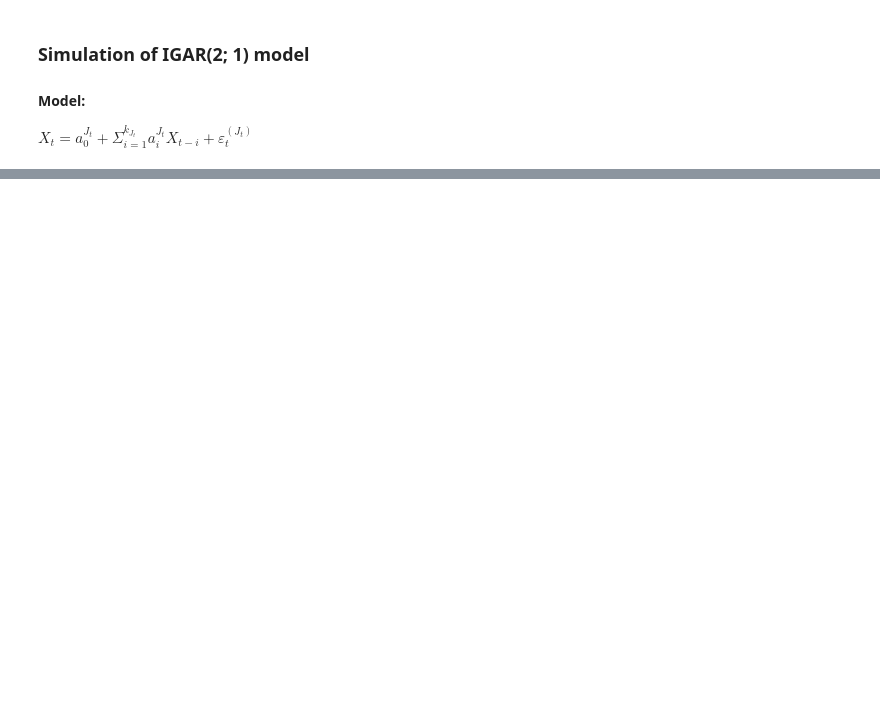
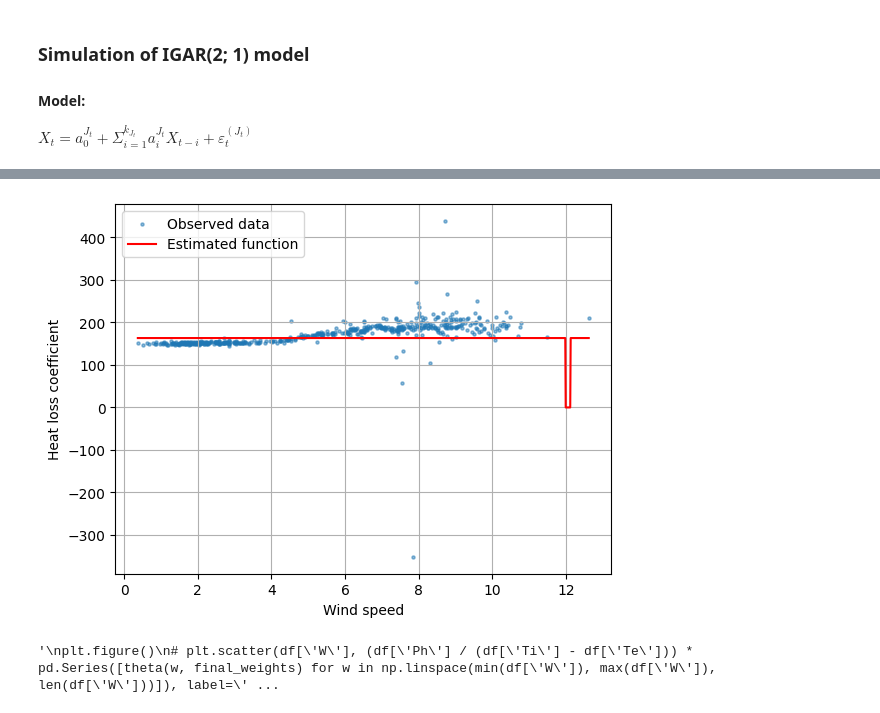
Before and after one commit to gustavn19/advanced_time_series_analysis, a Jupyter notebook: computer_exercise_1-kopi.ipynb, the cells around one changed output, grey strips where cells are left out. Cells and saved outputs as stored; diff of their text form; code cells hidden in the pictures; blank space fills up the shorter version.

```diff
--- a/computer_exercise_1-kopi.ipynb
+++ b/computer_exercise_1-kopi.ipynb
@@ -117,0 +254,60 @@ max_lag = 10
+# %%
+# Local polynomial
+
+# Define the weight function
+def kernel(x):
+    return 1 / 2 * ((x >= -1) & (x <= 1)).astype(float)
+
+# Get the interval that the function is estimated over
+nr_data = 1000
+w_span = np.linspace(min(df['W']), max(df['W']), nr_data) # Linear regression of the interval we are estimating the function in
+
+# Define the loss function that we are trying to minimize
+def loss(data, theta_params, w, h = 0.5):
+    return 1 / len(data) * sum(kernel((w - data['W']) / h ) * (data['U_a'] - (data['Ph'] / (data['Ti'] - data['Te'])) * theta(w, theta_params)) ** 2)
+
+# Define the varying parameters
+def theta(x, theta_param):
+    powers = np.arange(len(theta_param))
+    return np.sum(theta_param * x**powers)
+
+def optimization(polynomial_degree, w_span, data):
+    theta_0 = np.zeros(polynomial_degree + 1)
+    theta_values = []
+    theta_params_all = []
+    for w in w_span:
+        result = minimize(lambda theta_params: loss(data, theta_params, w), theta_0, options={'maxiter': 50, 'disp': False, 'gtol': 1e-6}) # Add constaints to the optimization since it is trying to model a stocahstic process
+        theta_values.append(theta(w, result.x))
+        theta_params_all.append(result.x)
+    return np.array(theta_values), np.array(theta_params_all)
+
+theta_values, theta_params_all = optimization(2, w_span, df)
+
+X_avg = df['Ph'].mean() / (df['Ti'].mean() - df['Te'].mean())
+estimated_function = theta_values * X_avg
+plt.figure()
+plt.scatter(df['W'], df['U_a'], s=5, alpha=0.5, label="Observed data")
+plt.plot(w_span, estimated_function, color='red', label="Estimated function")
+plt.xlabel('Wind speed')
+plt.ylabel('Heat loss coefficient')
+plt.legend()
+plt.grid(True)
+plt.show()
+
+"""
+plt.figure()
+# plt.scatter(df['W'], (df['Ph'] / (df['Ti'] - df['Te'])) * pd.Series([theta(w, final_weights) for w in np.linspace(min(df['W']), max(df['W']), len(df['W']))]), label='Estimated function', s = 10, color = "red")
+plt.scatter(df['W'], df['U_a'], label = "Exact function", s = 5, color = "blue")
+theta_values = np.array(theta_values)
+X_avg = (df['Ph'].mean() / (df['Ti'].mean() - df['Te'].mean()))
+estimated_function = theta_values * X_avg
+plt.plot(w_span, estimated_function, color='red', label='Estimated function')
+plt.xlabel('Wind speed')
+plt.ylabel('Heat loss coefficient')
+plt.legend()
+plt.grid('on')
+plt.show()
+"""
+# %% [output]
+[figure, added]
+'\nplt.figure()\n# plt.scatter(df[\'W\'], (df[\'Ph\'] / (df[\'Ti\'] - df[\'Te\'])) * pd.Series([theta(w, final_weights) for w in np.linspace(min(df[\'W\']), max(df[\'W\']), len(df[\'W\']))]), label=\' ...
```
Also changed, not shown: parts of 7 cells of this notebook, 1 other file.
